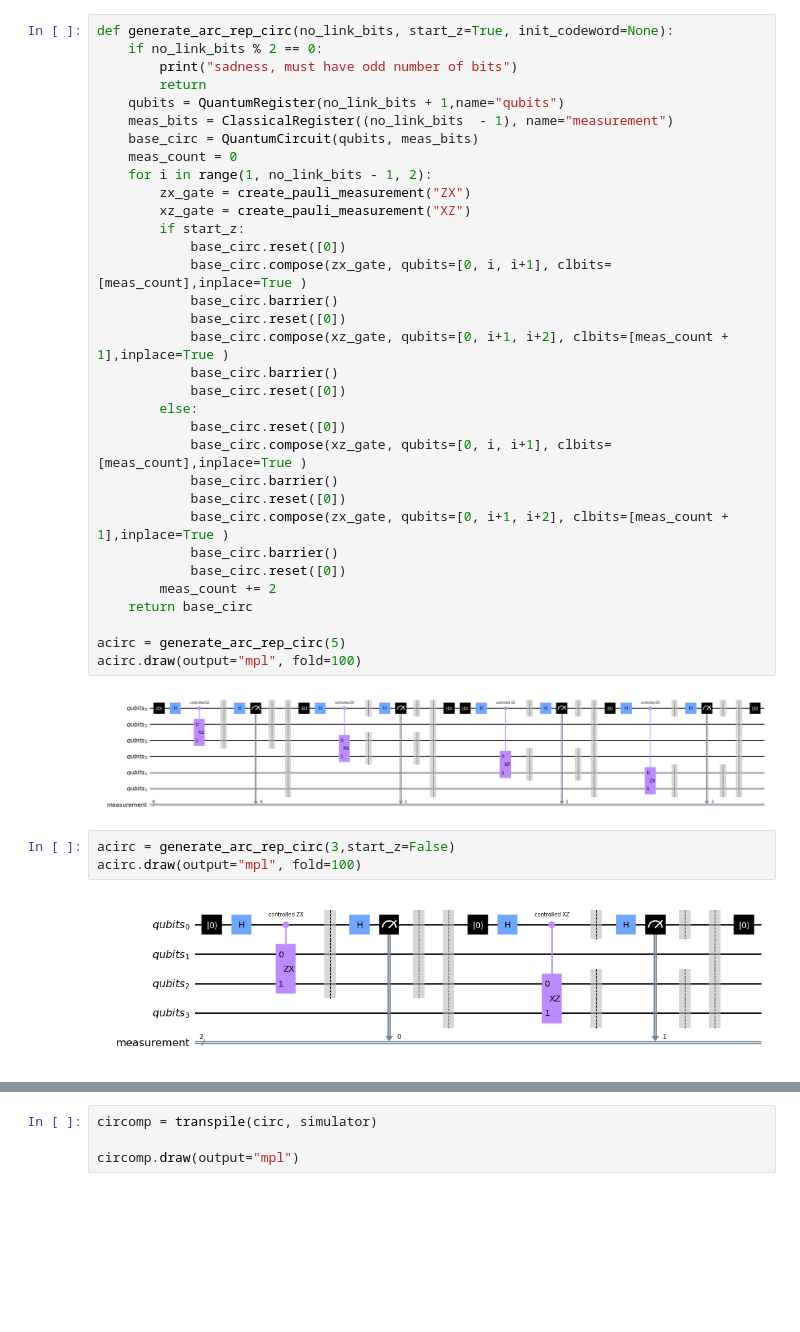
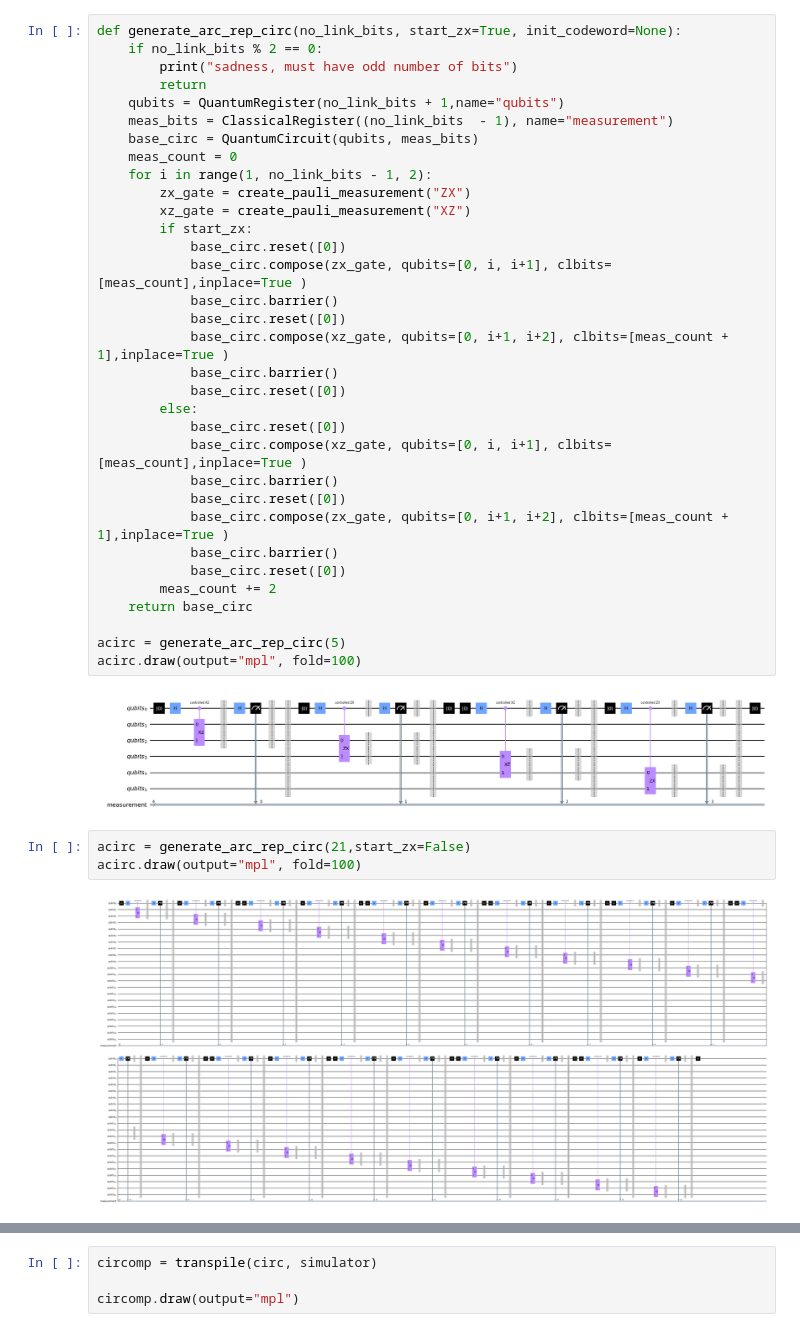
Before and after one commit to grace-harper-ibm/arc_sim_uf_dec, a Jupyter notebook: arc_circ_simulator.ipynb, the cells around one changed output, grey strips where cells are left out. Saved outputs shown, nothing was run; the diff lists cells and outputs as text; blank space fills up the shorter version.

```diff
--- a/arc_circ_simulator.ipynb
+++ b/arc_circ_simulator.ipynb
@@ -38,7 +38,7 @@ def create_pauli_measurement(pauli_gate, extra_qubits=0, extra_cbits = 0):
     pauli_meas.barrier()
     return pauli_meas
 # %%
-def generate_arc_rep_circ(no_link_bits, start_z=True, init_codeword=None):
+def generate_arc_rep_circ(no_link_bits, start_zx=True, init_codeword=None):
     if no_link_bits % 2 == 0:
         print("sadness, must have odd number of bits")
         return
@@ -49,7 +49,7 @@ def generate_arc_rep_circ(no_link_bits, start_z=True, init_codeword=None):
     for i in range(1, no_link_bits - 1, 2):
         zx_gate = create_pauli_measurement("ZX")
         xz_gate = create_pauli_measurement("XZ")
-        if start_z:
+        if start_zx:
             base_circ.reset([0])
             base_circ.compose(zx_gate, qubits=[0, i, i+1], clbits=[meas_count],inplace=True )
             base_circ.barrier()
@@ -73,10 +73,10 @@ acirc.draw(output="mpl", fold=100)
 # %% [output]
 [figure]
 # %%
-acirc = generate_arc_rep_circ(3,start_z=False)
+acirc = generate_arc_rep_circ(21,start_zx=False)
 acirc.draw(output="mpl", fold=100)
 # %% [output]
-[figure, old version]
+[figure, new version]
 # %%
 simulator = Aer.get_backend('aer_simulator')
 probcirccomp = transpile(acirc, simulator)
```
Also changed, not shown: parts of 8 cells of this notebook.
